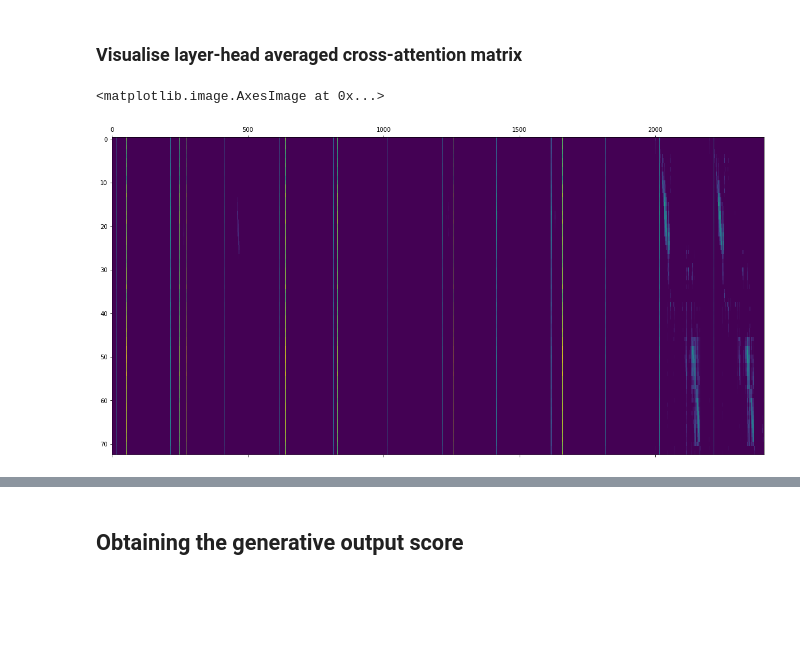
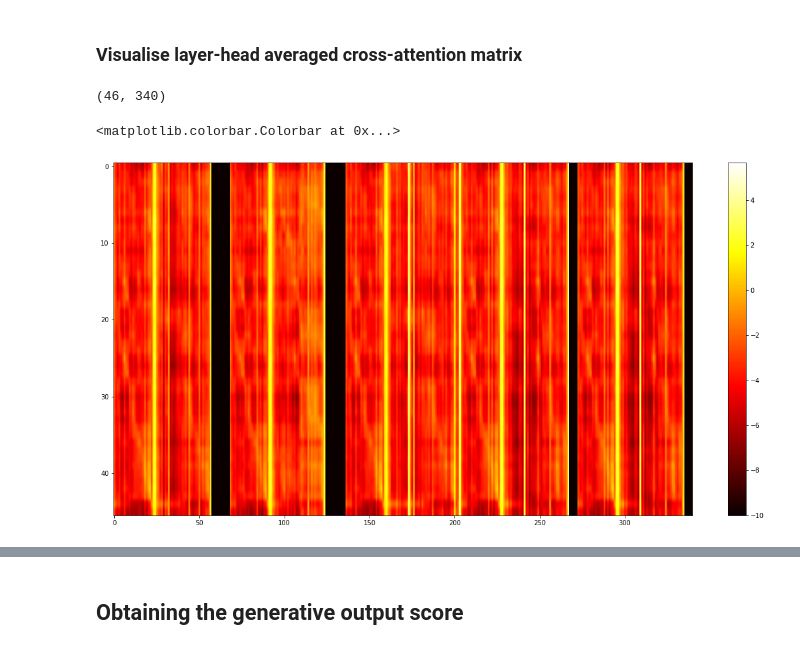
Before and after one commit to casetext/FiD, a Jupyter notebook: notebooks/FiD_confidence_thresholding.ipynb, the cells around one changed output, grey strips where cells are left out. Cells and saved outputs as stored; diff of their text form; code cells hidden in the pictures; blank space fills up the shorter version.

```diff
--- a/notebooks/FiD_confidence_thresholding.ipynb
+++ b/notebooks/FiD_confidence_thresholding.ipynb
@@ -34,7 +35,7 @@ eval_examples = load_data(
                             world_size=1,
                             )
 # %%
-n_passages = 20
+n_passages = 5
 eval_dataset = src.data.Dataset(eval_examples, n_passages)
 
 sampler = SequentialSampler(eval_dataset)
@@ -73,7 +69,7 @@ model = model.to('cuda')
 for i, batch in enumerate(dataloader):
     (idx, labels, _, context_ids, context_mask) = batch
 
-    if i == 2:
+    if i == 4:
 
         print(idx)
         print(context_ids.shape)
@@ -365,4 +303,4 @@ msk = torch.reshape(context_mask, (1, context_mask.shape[1]*context_mask.shape[2
 
 masked_stacked_forward_attentions = stacked_forward_attentions.masked_fill(msk == False, -10000.0)
 
-avg_attn_matrix = torch.mean(masked_stacked_forward_attentions, dim=(0, 1))
+avg_attn_matrix = torch.mean(masked_stacked_forward_attentions, dim=(0, 1)).cpu()
@@ -383,3 +306,0 @@ tensor([False, False, False, False, False, False, False, False, False, False,
-# %%
-avg_attn_matrix = avg_attn_matrix.cpu()
-avg_attn_matrix[0][:100]
@@ -442,10 +389,15 @@ tensor([  431,   120,     1,     1,     1,     1,     1,     1,     1,     1,
 # %% [markdown]
 ### Visualise layer-head averaged cross-attention matrix
+# %%
+avg_attn_matrix.cpu().numpy().shape
+# %% [output]
+(46, 340)
 # %%
 fig = plt.figure(figsize=(20, 10), facecolor="white")
 ax = fig.add_subplot()
 #ax.imshow(averaged_attention_matrix[:, :], cmap='hot', interpolation='nearest')
-ax.matshow(avg_attention_matrix.cpu().numpy(), aspect='auto', vmin=0)
+im = ax.imshow(avg_attn_matrix.cpu().numpy(), cmap=plt.get_cmap('hot'), aspect='auto', vmin=-10)
+fig.colorbar(im)
 # %% [output]
-<matplotlib.image.AxesImage at 0x...>
+<matplotlib.colorbar.Colorbar at 0x...>
-[figure, old version]
+[figure, new version]
```
Also changed, not shown: parts of 23 cells of this notebook.
